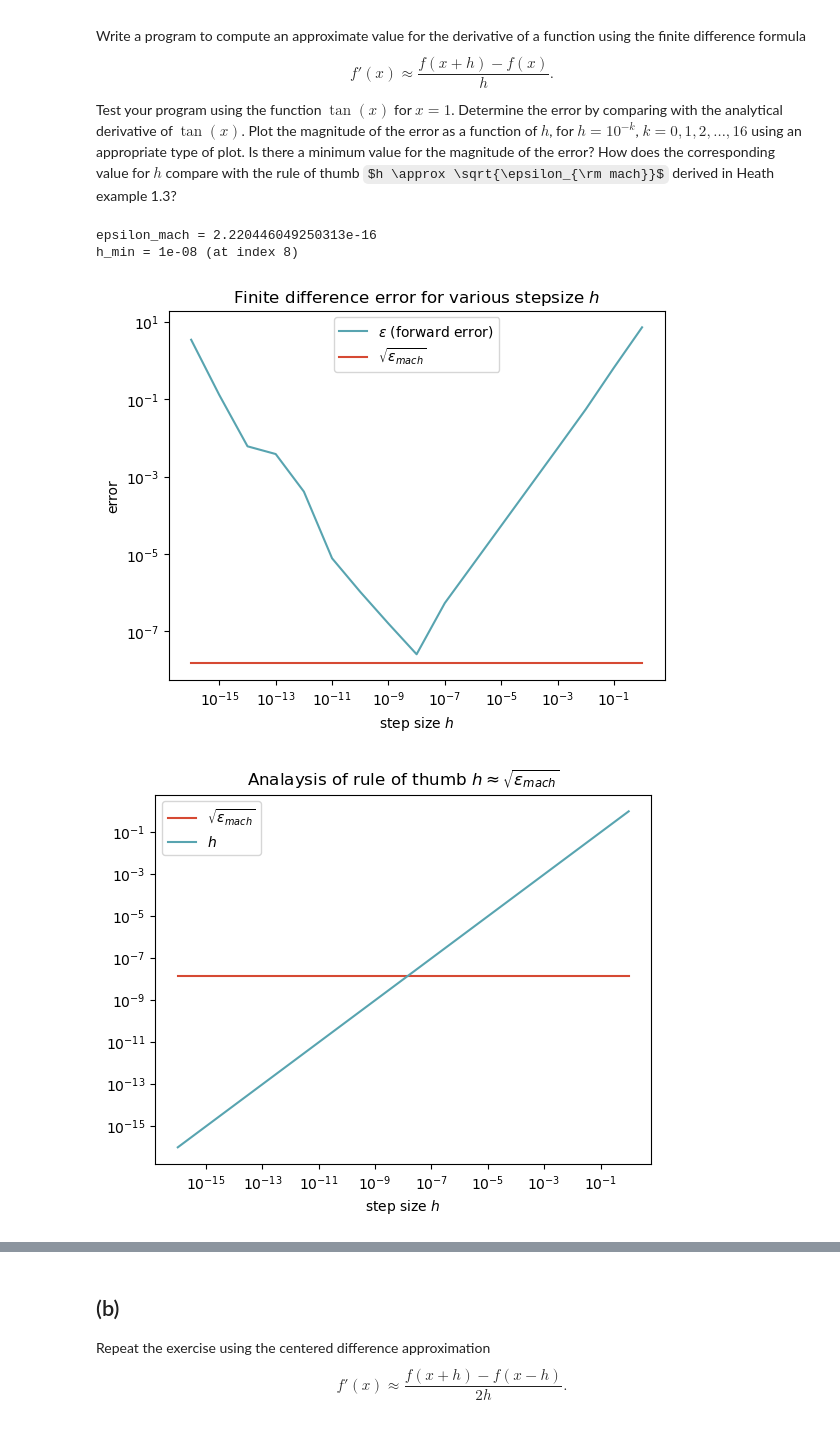
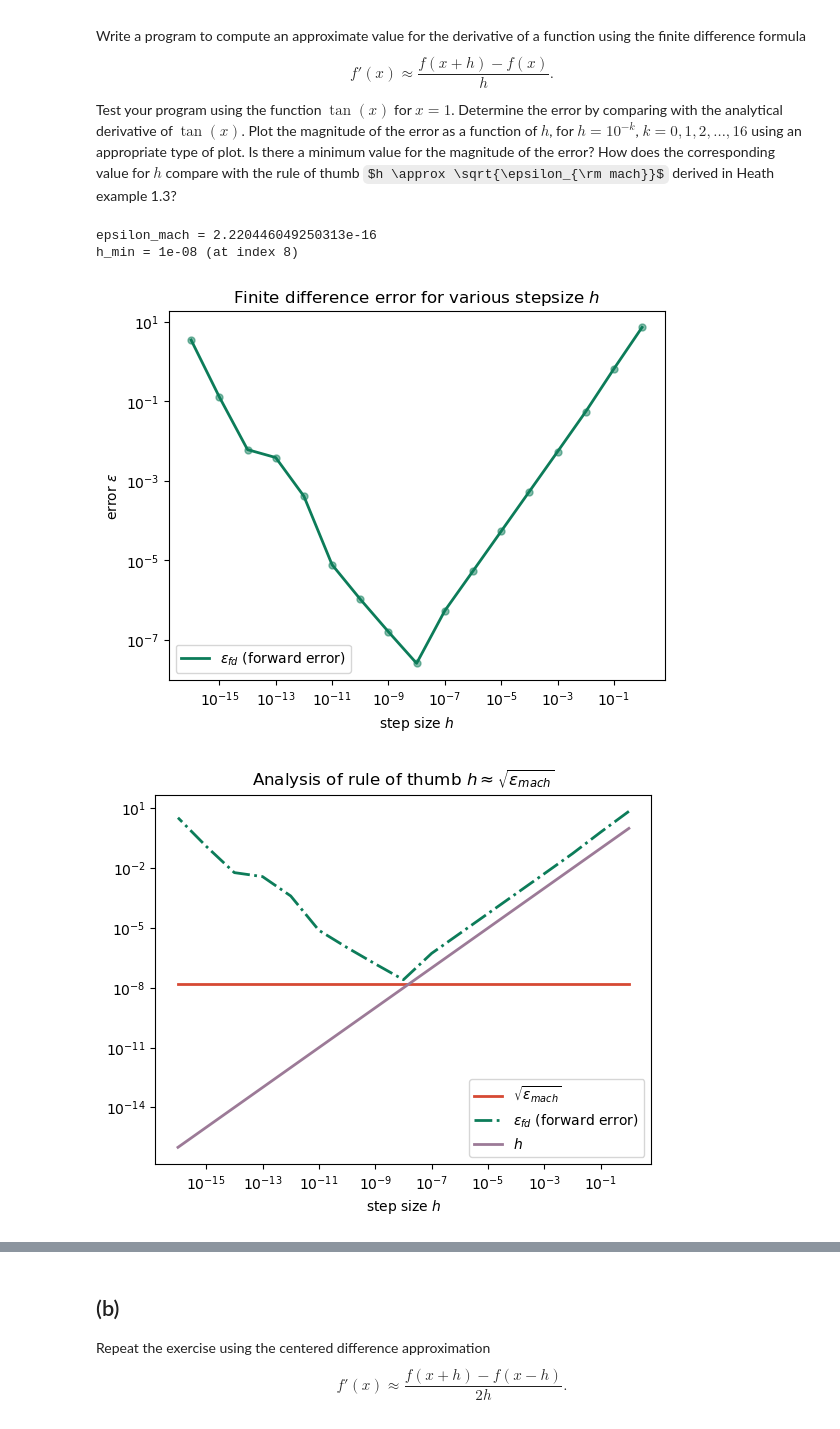
Before and after one commit to jonas4climate/na-assignment1, a Jupyter notebook: hw1_2023.ipynb, the cells around one changed output, grey strips where cells are left out. Cells and saved outputs as stored; diff of their text form; code cells hidden in the pictures; some formulas as TeX source.

```diff
--- a/hw1_2023.ipynb
+++ b/hw1_2023.ipynb
@@ -38,7 +37,7 @@ def approx_f_prime_fd(f, x, h):
 
 X = sympy.symbols('x')
 f = sympy.diff(sympy.tan(X), X)
-solution = f.subs(X, 1).evalf()  # type: ignore
+solution = f.subs(X, 1).evalf(n=30)
 
 e_mach = sys.float_info.epsilon
 print(f'epsilon_mach = {e_mach}')
@@ -53,24 +52,25 @@ for h in hs:
 
 idx_h_min = errors_fd.index(min(errors_fd))
 print(f'h_min = {hs[idx_h_min]} (at index {idx_h_min})')
-plt.loglog(hs, errors_fd, c=COLORS[2])
-plt.loglog(hs, errors_mach, c=COLORS[4])
-plt.legend(['$\epsilon$ (forward error)', '$\sqrt{\epsilon_{mach}}$'])
+plt.loglog(hs, errors_fd, c=COLORS[1], linewidth=2)
+plt.scatter(hs, errors_fd, c=COLORS[1], s=25, alpha=0.5)
+plt.legend(['$\\epsilon_{{fd}}$ (forward error)'])
 plt.title('Finite difference error for various stepsize $h$')
 plt.xlabel('step size $h$')
-plt.ylabel('error')
+plt.ylabel('error $\\epsilon$')
 plt.show()
 # %% [output]
 epsilon_mach = 2.220446049250313e-16
 h_min = 1e-08 (at index 8)
-[figure, old version]
+[figure, new version]
 # %%
-plt.loglog(hs, errors_mach, c=COLORS[4])
-plt.loglog(hs, hs, c=COLORS[2])
-plt.legend(['$\sqrt{\epsilon_{mach}}$', '$h$'])
-plt.title('Analaysis of rule of thumb $h \\approx \\sqrt{\\epsilon_{mach}}$')
+plt.loglog(hs, errors_mach, c=COLORS[4], linewidth=2)
+plt.loglog(hs, errors_fd, c=COLORS[1], linewidth=2, linestyle='-.')
+plt.loglog(hs, hs, c=COLORS[3], linewidth=2)
+plt.legend(['$\\sqrt{\\epsilon_{mach}}$', '$\\epsilon_{fd}$ (forward error)', '$h$'])
+plt.title('Analysis of rule of thumb $h \\approx \\sqrt{\\epsilon_{mach}}$')
 plt.xlabel('step size $h$')
 plt.show()
 # %% [output]
-[figure, old version]
+[figure, new version]
 # %% [markdown]
```
Also changed, not shown: parts of 11 cells of this notebook.
